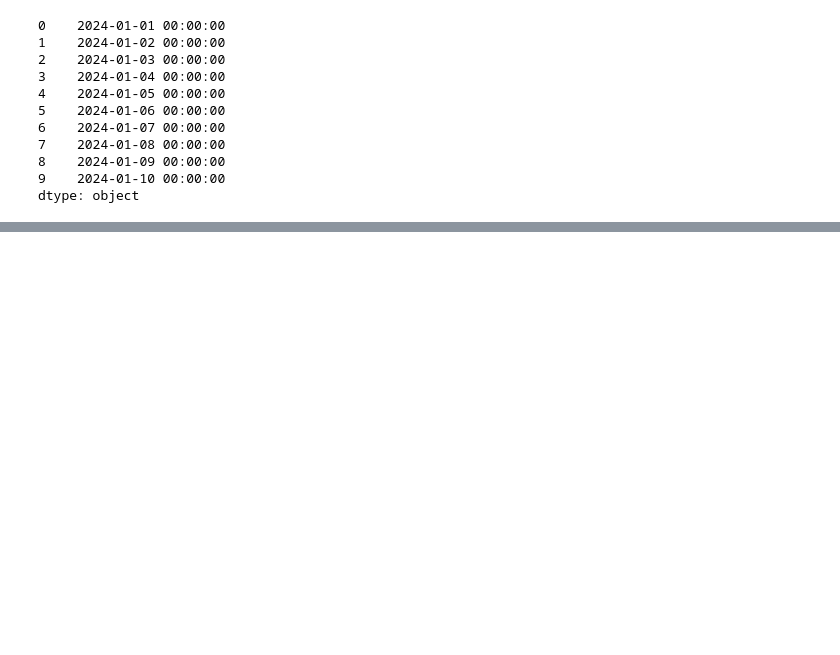
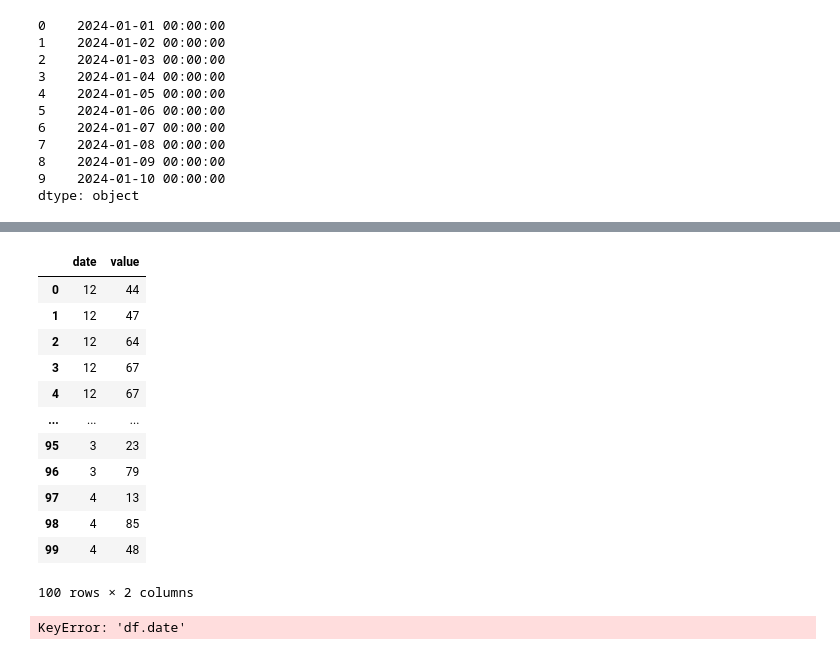
Before and after one commit to jojaehyeok99/python_20240215, a Jupyter notebook: pandas_data_analysis/pandas_datatime.ipynb, the cells around one changed output, grey strips where cells are left out. Drawn from its saved outputs; the diff is of its cells as text; code cells hidden in the pictures; blank space fills up the shorter version.

```diff
--- a/pandas_data_analysis/pandas_datatime.ipynb
+++ b/pandas_data_analysis/pandas_datatime.ipynb
@@ -427,0 +460,22 @@ dtype: object
+# %%
+# 데이터프레임에 있는 date만 출력
+df.date = df.date.dt.month
+df
+# %% [output]
+|  | date | value |
+| 0 | 12 | 44 |
+| 1 | 12 | 47 |
+| 2 | 12 | 64 |
+| 3 | 12 | 67 |
+| 4 | 12 | 67 |
+| ... | ... | ... |
+| 95 | 3 | 23 |
+| 96 | 3 | 79 |
+| 97 | 4 | 13 |
+| 98 | 4 | 85 |
+| 99 | 4 | 48 |
+100 rows × 2 columns
+# %%
+df.groupby('df.date').sum()
+# %% [output]
+KeyError: 'df.date'
```
Also changed, not shown: parts of 2 cells of this notebook.
